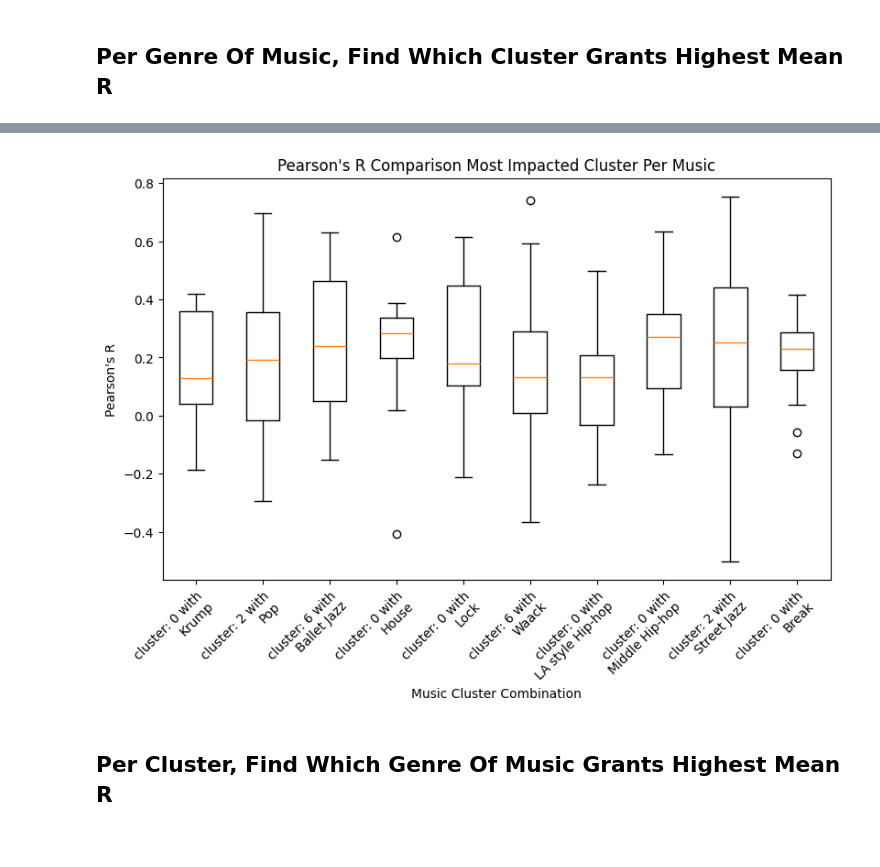
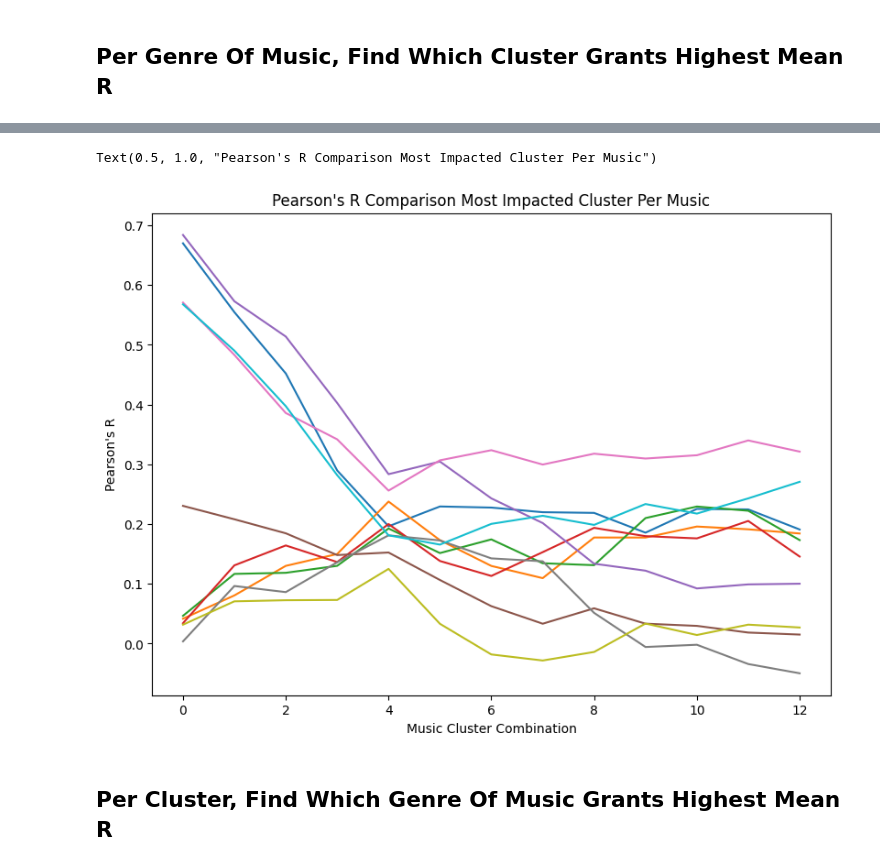
Before and after one commit to yangmma/dance-ai-research-project, a Jupyter notebook: src/utils/laban_analysis/analysis_generated.ipynb, the cells around one changed output, grey strips where cells are left out. Saved outputs shown, nothing was run; the diff lists cells and outputs as text; code cells hidden in the pictures.

```diff
--- a/src/utils/laban_analysis/analysis_generated.ipynb
+++ b/src/utils/laban_analysis/analysis_generated.ipynb
@@ -204,6 +206,7 @@ We generated the output on 10 different genres of music as labeled by the AIST d
 This comparison is to see the difference that different music genres has on the relevance of the input to the output per time ordinal.
 # %%
 import matplotlib.pylab as plt
+import numpy as np
 
 music_dict = {
     "mBR0": "Break",
@@ -218,11 +221,10 @@ music_dict = {
     "mJB0": "Ballet Jazz",
 }
 
-fig, axs = plt.subplots(4, 1, figsize=(8, 16), layout="constrained")
-for win in range(0, 4):
+ax = plt.subplot()
+for i, music in enumerate(musics):
     r_list = []
-    music_list = []
-    for i, music in enumerate(musics):
+    for win in wins:
         rs = r_df.filter(
             pl.col("win") == win,
             pl.col("music") == music,
@@ -230,13 +232,7 @@ for win in range(0, 4):
             pl.col("name"),
             pl.col("music"),
         )["r"].to_numpy()
-        r_list.append(rs)
-        music_list.append(music_dict[music])
-
-    axs[win].boxplot(r_list)
-    axs[win].set_xticklabels(music_list, rotation=45, ha="right", rotation_mode="anchor")
-    axs[win].set_xlabel("Music Pieces")
-    axs[win].set_ylabel("Pearson's R")
-    axs[win].set_title(f"Pearson's R Comparison For Timeframe Ordinal: {win + 1}")
+        r_list.append(np.mean(rs))
+    ax.plot(r_list)
 plt.show()
 # %% [output]
@@ -322,19 +318,18 @@ plt.show()
 # %%
 
 # Do this for ordinal 1 first
-win = 1
+win_filter = 4
 r_dict = {}
 order_df = pl.DataFrame()
 for cluster in clusters:
     for music in musics:
         rs = joined_df.filter(
-            pl.col("win") == win,
+            pl.col("win") == win_filter,
             pl.col("music") == music,
             pl.col("cluster") == cluster,
         )["r"].to_numpy()
         music_name = music_dict[music]
         label = f"cluster: {cluster} with\n{music_name}"
-        r_dict[label] = rs
         order_dict = {
             "mean": rs.mean(),
             "music": music,
@@ -342,6 +337,19 @@ for cluster in clusters:
         }
         cur_df = pl.from_dict(order_dict)
         order_df = order_df.vstack(cur_df)
+
+        for win in wins:
+            r = joined_df.filter(
+                pl.col("win") == win,
+                pl.col("music") == music,
+                pl.col("cluster") == cluster,
+            )["r"].to_numpy()
+            mean_r = np.mean(r)
+            if label not in r_dict:
+                r_dict[label] = [mean_r]
+            else:
+                r_dict[label].append(mean_r)
+
 
 fig, ax = plt.subplots(1, 1, figsize=(8, 6), layout="constrained")
 rs = []
@@ -356,8 +364,9 @@ for music in musics:
     rs.append(r_dict[row["label"]])
     labels.append(row["label"])
 
-ax.boxplot(rs)
-ax.set_xticklabels(labels, rotation=45, ha="right", rotation_mode="anchor")
+for r, label in zip(rs, labels):
+    print(r, label)
+    ax.plot(r, label=label)
 ax.set_xlabel("Music Cluster Combination")
 ax.set_ylabel("Pearson's R")
 ax.set_title("Pearson's R Comparison Most Impacted Cluster Per Music")
@@ -366,4 +394,5 @@ Text(0.5, 1.0, "Pearson's R Comparison Most Impacted Cluster Per Music")
+Text(0.5, 1.0, "Pearson's R Comparison Most Impacted Cluster Per Music")
-[figure, old version]
+[figure, new version]
 # %% [markdown]
 
 ## Per Cluster, Find Which Genre Of Music Grants Highest Mean R
```
Also changed, not shown: parts of 10 cells of this notebook.
